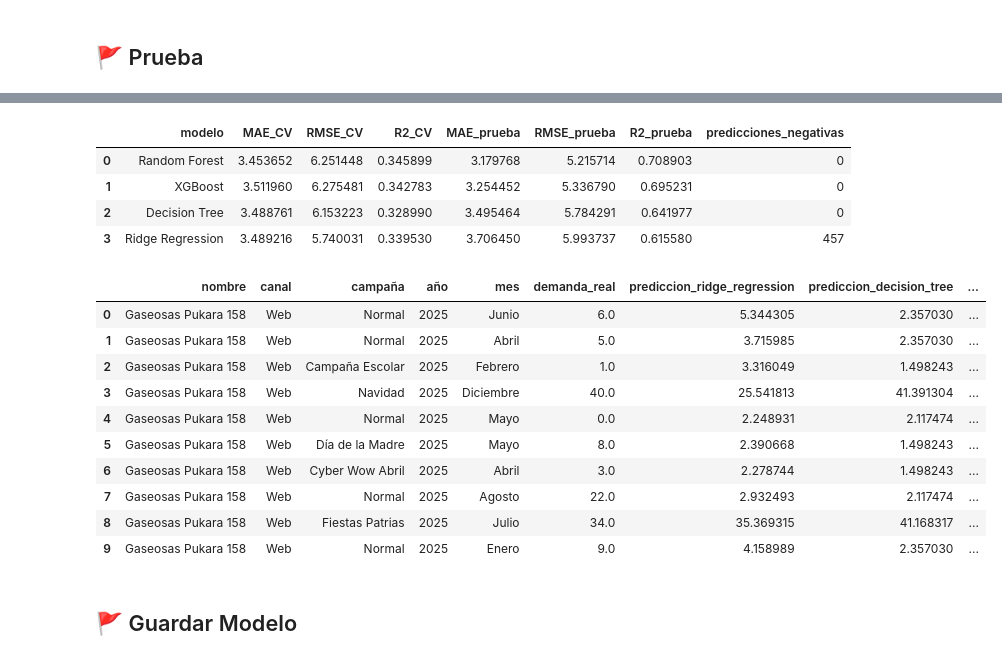
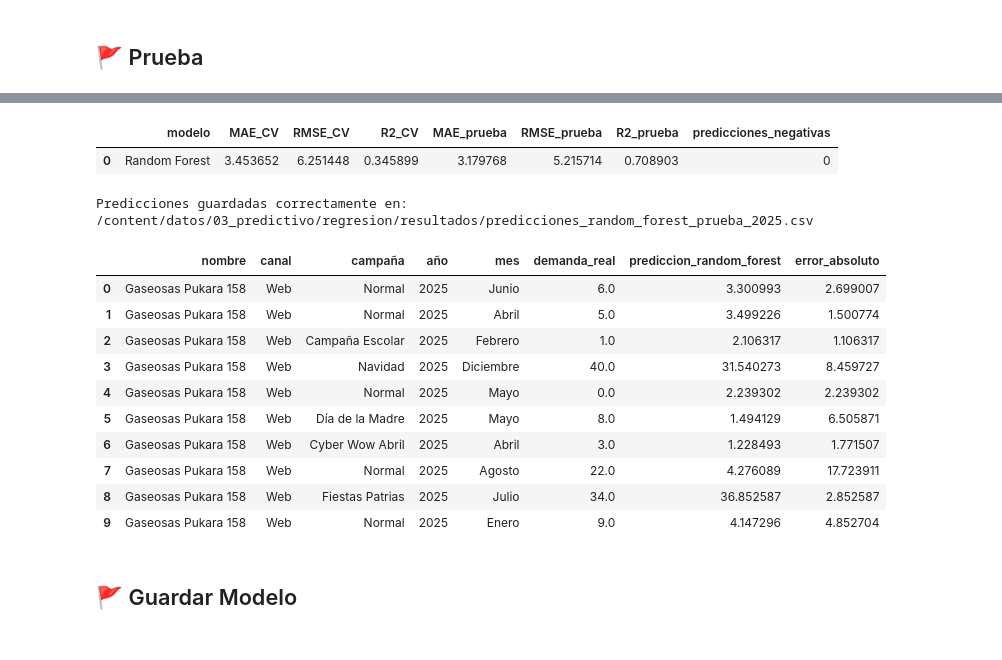
Before and after one commit to SergIOSanchez99/proyecto_AndinaRetail_G4, a Jupyter notebook: proyecto-andinaretail/notebooks/03_predictivo.ipynb, the cells around one changed output, grey strips where cells are left out. Cells and saved outputs as stored; diff of their text form; code cells hidden in the pictures.

Commit message:
Update_03_predictivo

```diff
--- a/proyecto-andinaretail/notebooks/03_predictivo.ipynb
+++ b/proyecto-andinaretail/notebooks/03_predictivo.ipynb
@@ -1815,7 +1933,7 @@ Resultados finales sobre el conjunto de prueba 2025:
 # %%
 #@title Comparación entre validación cruzada y prueba final
 
-df_comparacion_modelos = (
+df_comparacion_mejor_modelo = (
     df_resultados_cv[
         [
             "modelo",
@@ -1825,69 +1943,82 @@ df_comparacion_modelos = (
         ]
     ]
     .merge(
-        df_resultados_prueba,
+        df_resultado_mejor_modelo,
         on="modelo",
         how="inner"
-    )
-    .sort_values(
-        by="MAE_prueba",
-        ascending=True
     )
     .reset_index(drop=True)
 )
 
-display(df_comparacion_modelos)
+display(df_comparacion_mejor_modelo)
 # %% [output]
 |  | modelo | MAE_CV | RMSE_CV | R2_CV | MAE_prueba | RMSE_prueba | R2_prueba | predicciones_negativas |
 | 0 | Random Forest | 3.453652 | 6.251448 | 0.345899 | 3.179768 | 5.215714 | 0.708903 | 0 |
-| 1 | XGBoost | 3.511960 | 6.275481 | 0.342783 | 3.254452 | 5.336790 | 0.695231 | 0 |
-| 2 | Decision Tree | 3.488761 | 6.153223 | 0.328990 | 3.495464 | 5.784291 | 0.641977 | 0 |
-| 3 | Ridge Regression | 3.489216 | 5.740031 | 0.339530 | 3.706450 | 5.993737 | 0.615580 | 457 |
 # %%
-#@title Dataset con predicciones individuales
+#@title Dataset con predicciones individuales del mejor modelo
 
 columnas_identificacion = [
     "nombre",
     "canal",
     "campaña",
     "año",
     "mes"
 ]
 
 df_predicciones_prueba = (
     df_prueba[columnas_identificacion]
     .copy()
     .reset_index(drop=True)
 )
 
 df_predicciones_prueba["demanda_real"] = (
     y_prueba.to_numpy()
 )
 
-for nombre_modelo, predicciones in predicciones_modelos.items():
+nombre_columna_prediccion = (
+    "prediccion_"
+    + nombre_mejor_modelo
+    .lower()
+    .replace(" ", "_")
+)
 
-    nombre_columna = (
-        "prediccion_"
-        + nombre_modelo
-        .lower()
-        .replace(" ", "_")
-    )
+df_predicciones_prueba[nombre_columna_prediccion] = (
+    y_pred_mejor_modelo
+)
 
-    # Se conservan decimales para evaluar correctamente
-    df_predicciones_prueba[nombre_columna] = predicciones
+df_predicciones_prueba["error_absoluto"] = (
+    df_predicciones_prueba["demanda_real"]
+    - df_predicciones_prueba[nombre_columna_prediccion]
+).abs()
+
+ruta_predicciones = (
+    RUTA_RESULTADOS
+    / "predicciones_random_forest_prueba_2025.csv"
+)
+
+df_predicciones_prueba.to_csv(
+    ruta_predicciones,
+    index=False,
+    encoding="utf-8-sig"
+)
+
+print("Predicciones guardadas correctamente en:")
+print(ruta_predicciones.resolve())
 
 display(df_predicciones_prueba.head(10))
 # %% [output]
+Predicciones guardadas correctamente en:
+/content/datos/03_predictivo/regresion/resultados/predicciones_random_forest_prueba_2025.csv
-|  | nombre | canal | campaña | año | mes | demanda_real | prediccion_ridge_regression | prediccion_decision_tree | ... |
-| 0 | Gaseosas Pukara 158 | Web | Normal | 2025 | Junio | 6.0 | 5.344305 | 2.357030 | ... |
-| 1 | Gaseosas Pukara 158 | Web | Normal | 2025 | Abril | 5.0 | 3.715985 | 2.357030 | ... |
-| 2 | Gaseosas Pukara 158 | Web | Campaña Escolar | 2025 | Febrero | 1.0 | 3.316049 | 1.498243 | ... |
-| 3 | Gaseosas Pukara 158 | Web | Navidad | 2025 | Diciembre | 40.0 | 25.541813 | 41.391304 | ... |
-| 4 | Gaseosas Pukara 158 | Web | Normal | 2025 | Mayo | 0.0 | 2.248931 | 2.117474 | ... |
-| 5 | Gaseosas Pukara 158 | Web | Día de la Madre | 2025 | Mayo | 8.0 | 2.390668 | 1.498243 | ... |
-| 6 | Gaseosas Pukara 158 | Web | Cyber Wow Abril | 2025 | Abril | 3.0 | 2.278744 | 1.498243 | ... |
-| 7 | Gaseosas Pukara 158 | Web | Normal | 2025 | Agosto | 22.0 | 2.932493 | 2.117474 | ... |
-| 8 | Gaseosas Pukara 158 | Web | Fiestas Patrias | 2025 | Julio | 34.0 | 35.369315 | 41.168317 | ... |
-| 9 | Gaseosas Pukara 158 | Web | Normal | 2025 | Enero | 9.0 | 4.158989 | 2.357030 | ... |
+|  | nombre | canal | campaña | año | mes | demanda_real | prediccion_random_forest | error_absoluto |
+| 0 | Gaseosas Pukara 158 | Web | Normal | 2025 | Junio | 6.0 | 3.300993 | 2.699007 |
+| 1 | Gaseosas Pukara 158 | Web | Normal | 2025 | Abril | 5.0 | 3.499226 | 1.500774 |
+| 2 | Gaseosas Pukara 158 | Web | Campaña Escolar | 2025 | Febrero | 1.0 | 2.106317 | 1.106317 |
+| 3 | Gaseosas Pukara 158 | Web | Navidad | 2025 | Diciembre | 40.0 | 31.540273 | 8.459727 |
+| 4 | Gaseosas Pukara 158 | Web | Normal | 2025 | Mayo | 0.0 | 2.239302 | 2.239302 |
+| 5 | Gaseosas Pukara 158 | Web | Día de la Madre | 2025 | Mayo | 8.0 | 1.494129 | 6.505871 |
+| 6 | Gaseosas Pukara 158 | Web | Cyber Wow Abril | 2025 | Abril | 3.0 | 1.228493 | 1.771507 |
+| 7 | Gaseosas Pukara 158 | Web | Normal | 2025 | Agosto | 22.0 | 4.276089 | 17.723911 |
+| 8 | Gaseosas Pukara 158 | Web | Fiestas Patrias | 2025 | Julio | 34.0 | 36.852587 | 2.852587 |
+| 9 | Gaseosas Pukara 158 | Web | Normal | 2025 | Enero | 9.0 | 4.147296 | 4.852704 |
 # %% [markdown]
 ## 🚩 Guardar Modelo
```
Also changed, not shown: parts of 68 cells of this notebook, 14 other files.
